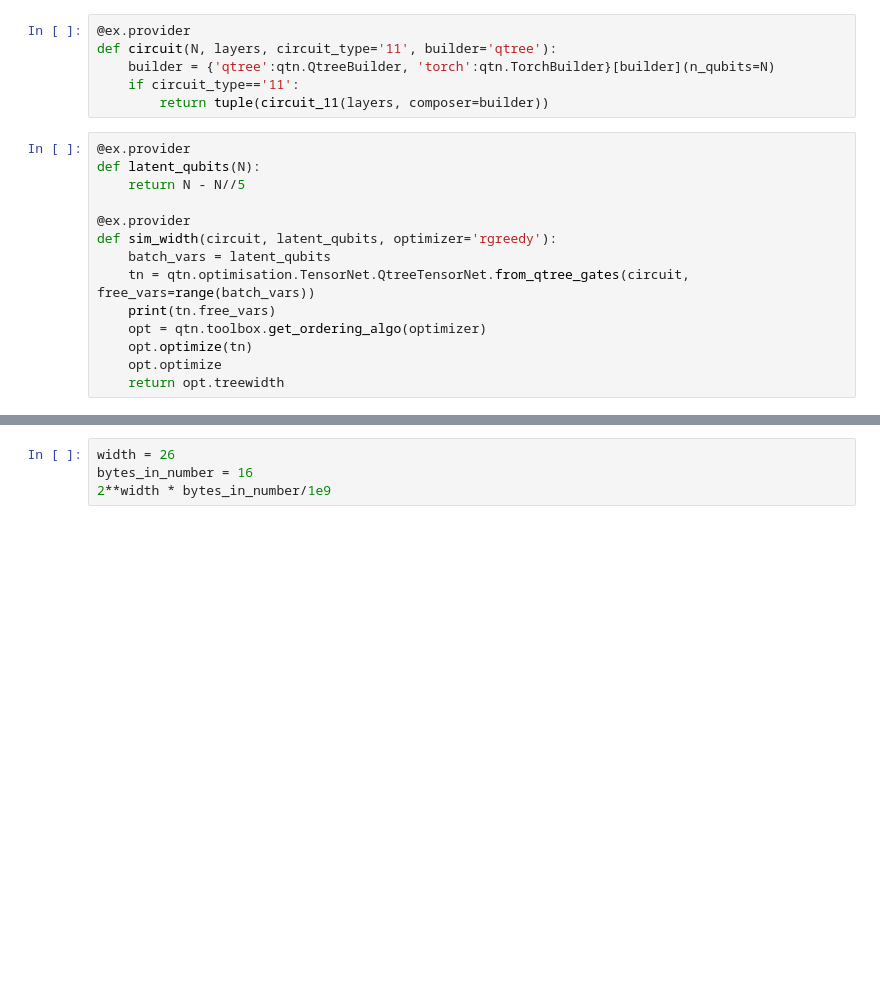
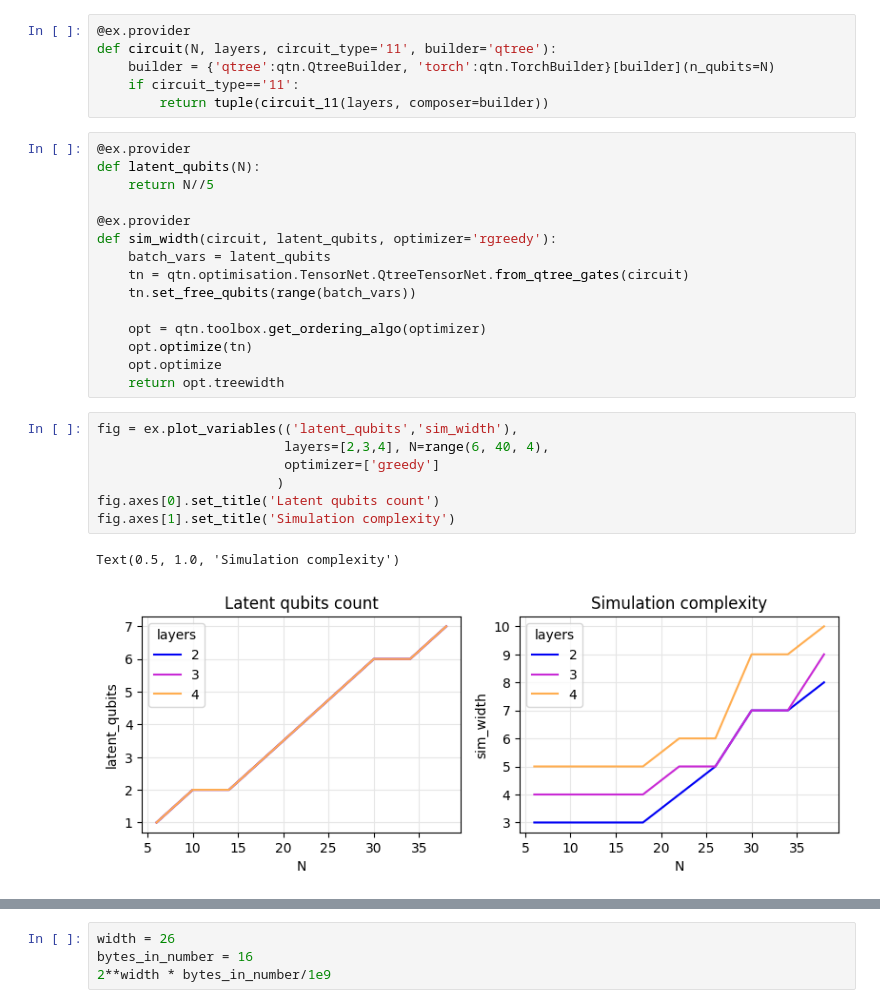
Before and after one commit to danlkv/quantum_autoencoder_qtensor, a Jupyter notebook: notebooks/AutoencoderCircuits-ScalingTest2.ipynb, the cells around one changed output, grey strips where cells are left out. Cells and saved outputs as stored; diff of their text form; blank space fills up the shorter version.

```diff
--- a/notebooks/AutoencoderCircuits-ScalingTest2.ipynb
+++ b/notebooks/AutoencoderCircuits-ScalingTest2.ipynb
@@ -89,15 +89,26 @@ def circuit(N, layers, circuit_type='11', builder='qtree'):
 # %%
 @ex.provider
 def latent_qubits(N):
-    return N - N//5
+    return N//5
 
 @ex.provider
 def sim_width(circuit, latent_qubits, optimizer='rgreedy'):
     batch_vars = latent_qubits
-    tn = qtn.optimisation.TensorNet.QtreeTensorNet.from_qtree_gates(circuit, free_vars=range(batch_vars))
-    print(tn.free_vars)
+    tn = qtn.optimisation.TensorNet.QtreeTensorNet.from_qtree_gates(circuit)
+    tn.set_free_qubits(range(batch_vars))
+
     opt = qtn.toolbox.get_ordering_algo(optimizer)
     opt.optimize(tn)
     opt.optimize
     return opt.treewidth
+# %%
+fig = ex.plot_variables(('latent_qubits','sim_width'),
+                        layers=[2,3,4], N=range(6, 40, 4),
+                        optimizer=['greedy']
+                       )
+fig.axes[0].set_title('Latent qubits count')
+fig.axes[1].set_title('Simulation complexity')
+# %% [output]
+Text(0.5, 1.0, 'Simulation complexity')
+[figure, added]
 # %%
```
Also changed, not shown: parts of 2 cells of this notebook.
